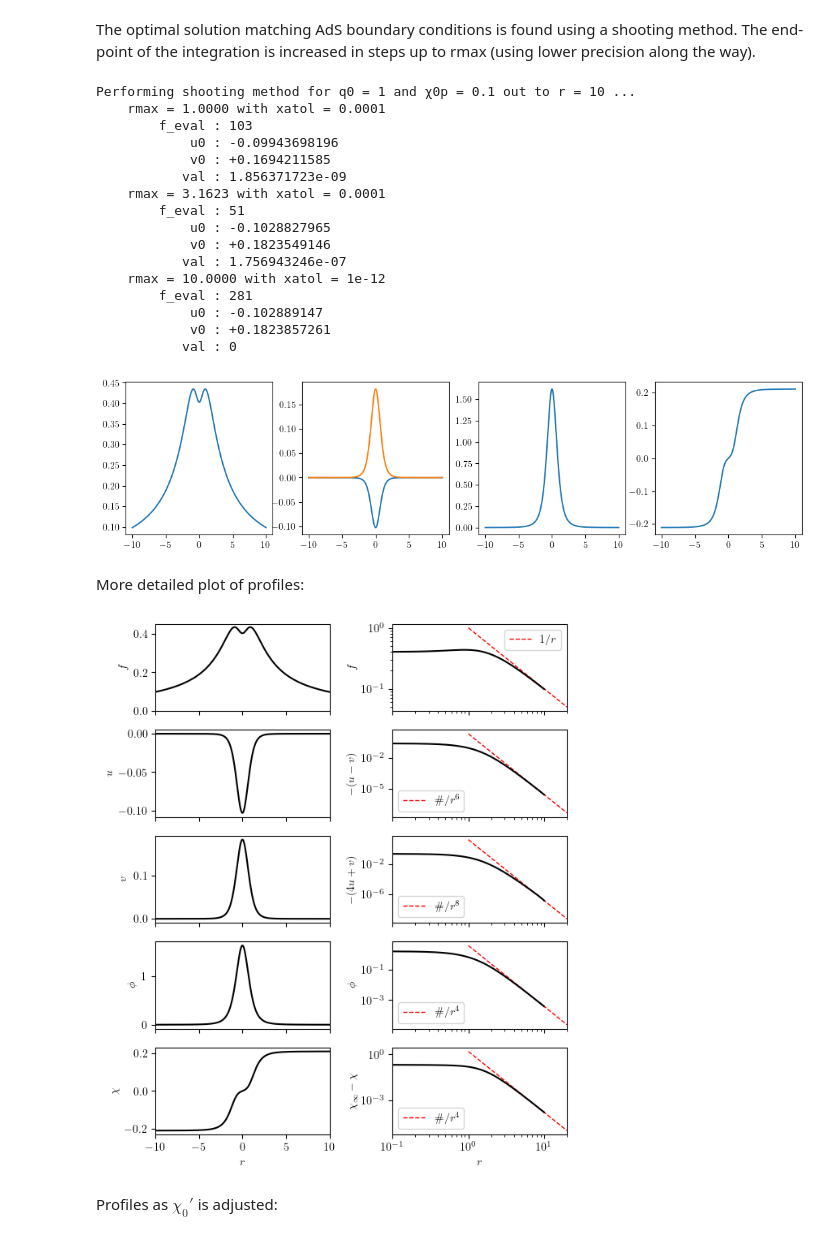
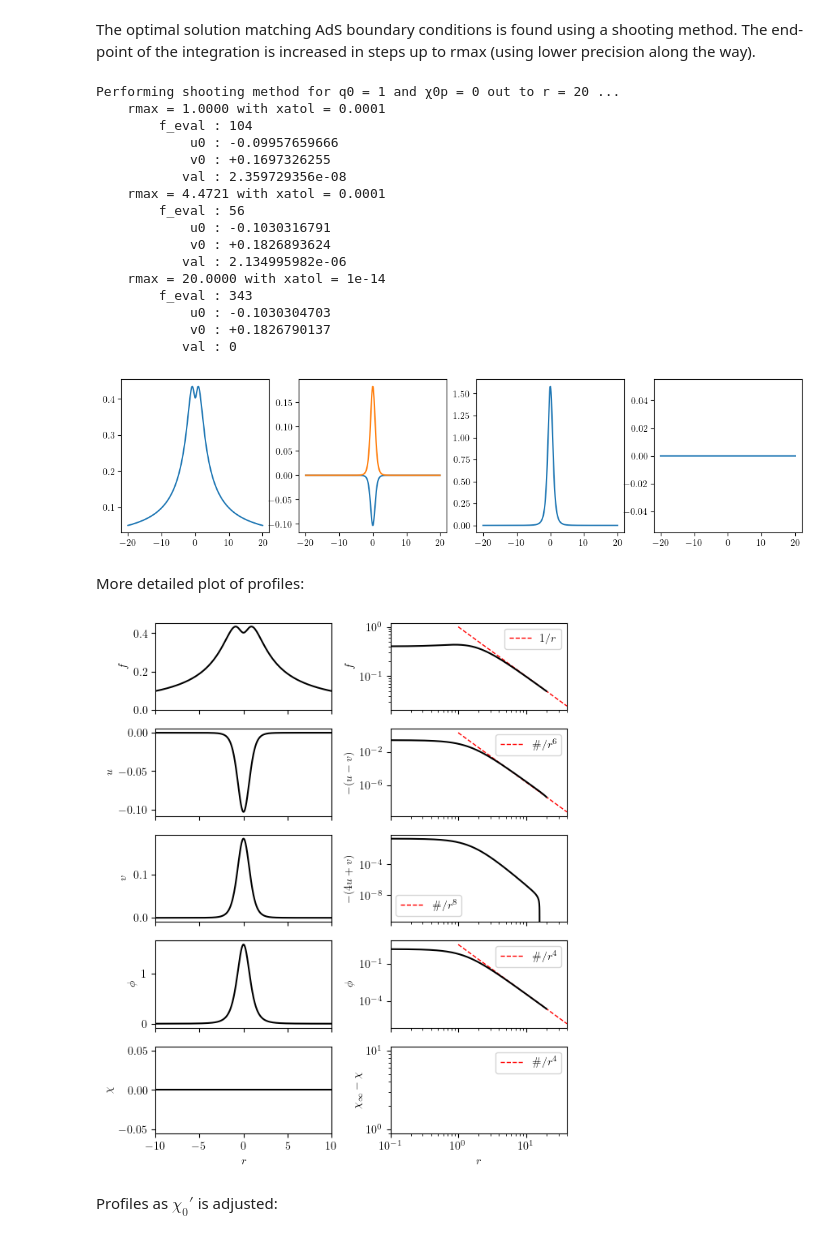
Before and after one commit to gloges/typeII-wormholes, a Jupyter notebook: wormholes.ipynb, the cells around one changed output. Saved outputs shown, nothing was run; the diff lists cells and outputs as text; code cells hidden in the pictures.

```diff
--- a/wormholes.ipynb
+++ b/wormholes.ipynb
@@ -274,38 +276,38 @@ wh.paramScan_T11(1, 0, [-0.12, 0], [-0.1, 0.5], 20, 20, 5)
 The optimal solution matching AdS boundary conditions is found using a shooting method. The end-point of the integration is increased in steps up to rmax (using lower precision along the way).
 # %%
 q0 = 1
-χ0p = 0.1
-rmax = 10
-soln = wh.wormhole_T11(q0, χ0p, rmax, xatol=10**-12)
+χ0p = 0
+rmax = 20
+soln = wh.wormhole_T11(q0, χ0p, rmax, xatol=10**-14)
 r, f, u, ud, v, vd, φ, φd, χ, χd, h, flux2 = soln
 
 fig, axes = plt.subplots(1, 4, figsize=(13,3))
 
 axes[0].plot(r, f)
 axes[1].plot(r, u)
 axes[1].plot(r, v)
 axes[2].plot(r, φ)
 axes[3].plot(r, χ)
 
 plt.show()
 # %% [output]
-Performing shooting method for q0 = 1 and χ0p = 0.1 out to r = 10 ...
+Performing shooting method for q0 = 1 and χ0p = 0 out to r = 20 ...
     rmax = 1.0000 with xatol = 0.0001
-        f_eval : 103
-            u0 : -0.09943698196
-            v0 : +0.1694211585
-           val : 1.856371723e-09
-    rmax = 3.1623 with xatol = 0.0001
-        f_eval : 51
-            u0 : -0.1028827965
-            v0 : +0.1823549146
-           val : 1.756943246e-07
-    rmax = 10.0000 with xatol = 1e-12
-        f_eval : 281
-            u0 : -0.102889147
-            v0 : +0.1823857261
+        f_eval : 104
+            u0 : -0.09957659666
+            v0 : +0.1697326255
+           val : 2.359729356e-08
+    rmax = 4.4721 with xatol = 0.0001
+        f_eval : 56
+            u0 : -0.1030316791
+            v0 : +0.1826893624
+           val : 2.134995982e-06
+    rmax = 20.0000 with xatol = 1e-14
+        f_eval : 343
+            u0 : -0.1030304703
+            v0 : +0.1826790137
            val : 0
-[figure, old version]
+[figure, new version]
 # %% [markdown]
 More detailed plot of profiles:
 # %%
@@ -320,15 +322,16 @@ ylabels = ['$f$', '$f$', '$u$', '$-(u-v)$', '$v$', '$-(4u+v)$', '$\phi$', '$\phi
 # Plot expected power-law fall-offs in asymptotic region
 uvcoeff1 = np.mean(r[-10:]**6 * (-u[-10:] + v[-10:]))
 uvcoeff2 = np.mean(r[-10:]**8 * (-4*u[-10:] - v[-10:]))
-φcoeff = np.mean(r[-10:]**4 * φ[-10:])
-χcoeff = np.mean(r[-10:]**4 * (χinf - χ[-10:]))
+φ4 = np.mean(r[-10:]**4 * φ[-10:])
+χ4 = np.mean(r[-10:]**4 * (χinf - χ[-10:]))
+
 
 rr = np.linspace(q0, 2*rmax, 2)
 axes[0,1].plot(rr, 1/rr, '--r', lw=1, label='$1/r$')
 axes[1,1].plot(rr, uvcoeff1/rr**6, '--r', lw=1, label='$\#/r^6$')
 axes[2,1].plot(rr, uvcoeff2/rr**8, '--r', lw=1, label='$\#/r^8$')
-axes[3,1].plot(rr, φcoeff/rr**4, '--r', lw=1, label='$\#/r^4$')
-axes[4,1].plot(rr, χcoeff/rr**4, '--r', lw=1, label='$\#/r^4$')
+axes[3,1].plot(rr, φ4/rr**4, '--r', lw=1, label='$\#/r^4$')
+axes[4,1].plot(rr, χ4/rr**4, '--r', lw=1, label='$\#/r^4$')
 
 # Plot grid of xy-data
 for ax, yy, ylab in zip(axes.ravel(), ydata, ylabels):
@@ -349,10 +352,10 @@ axes[4,0].set_xlabel('$r$')
 axes[4,1].set_xlabel('$r$')
 
 plt.tight_layout()
-plt.savefig('images/T11_profiles_ex1.png', dpi=300)
+# plt.savefig('images/T11_profiles_ex1.png', dpi=300)
 plt.show()
 # %% [output]
-[figure, old version]
+[figure, new version]
 # %% [markdown]
 Profiles as $\chi_0'$ is adjusted:
 # %%
```
Also changed, not shown: parts of 19 cells of this notebook, 3 other files.
